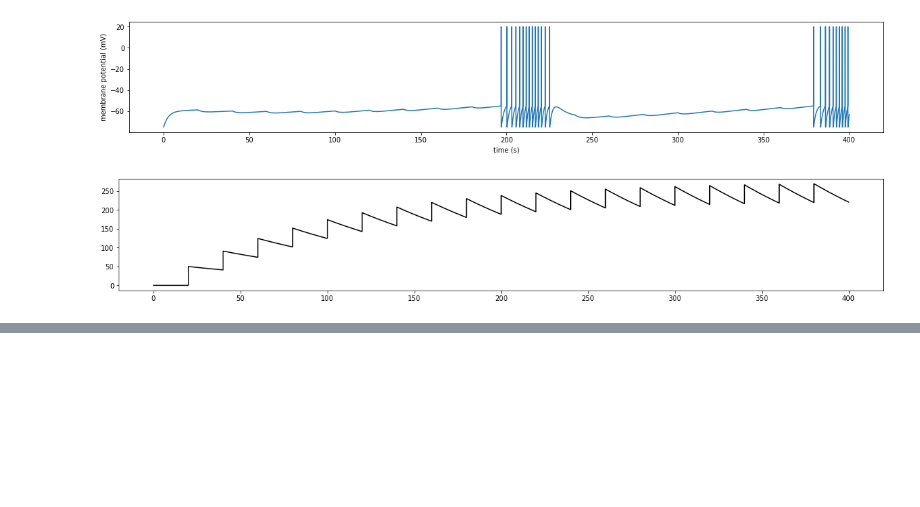
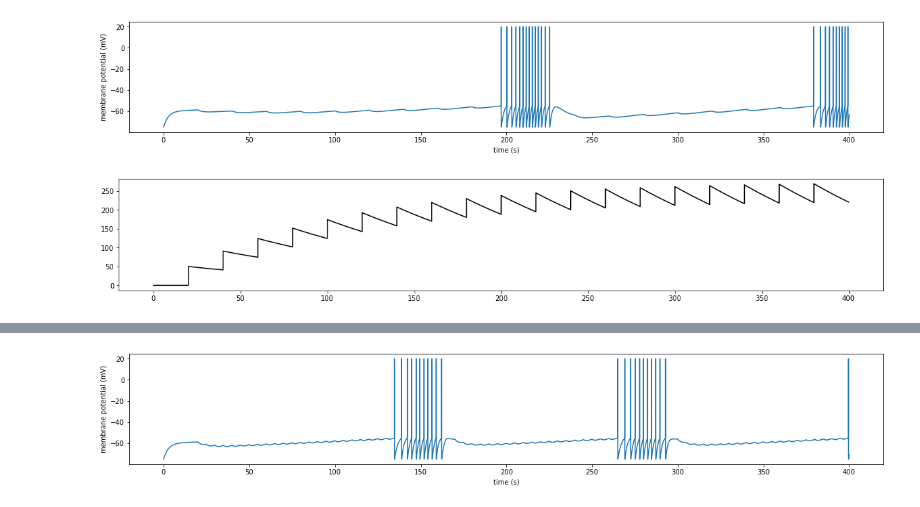
Before and after one commit to hengjiwang/hydranerv, a Jupyter notebook: hydranerv/models/network/sim_periodic_inhibition.ipynb, the cells around one changed output, grey strips where cells are left out. Cells and saved outputs as stored; diff of their text form; code cells hidden in the pictures; blank space fills up the shorter version.

```diff
--- a/hydranerv/models/network/sim_periodic_inhibition.ipynb
+++ b/hydranerv/models/network/sim_periodic_inhibition.ipynb
@@ -58,0 +71,4 @@ run_inhibit(tau_stim=100, a_inh=50, disp_i_inh=True)
+# %%
+run_inhibit(tau_stim=5, a_inh=100, interval=5)
+# %% [output]
+[figure, added]
```
Also changed, not shown: parts of 11 cells of this notebook, 16 other files.
